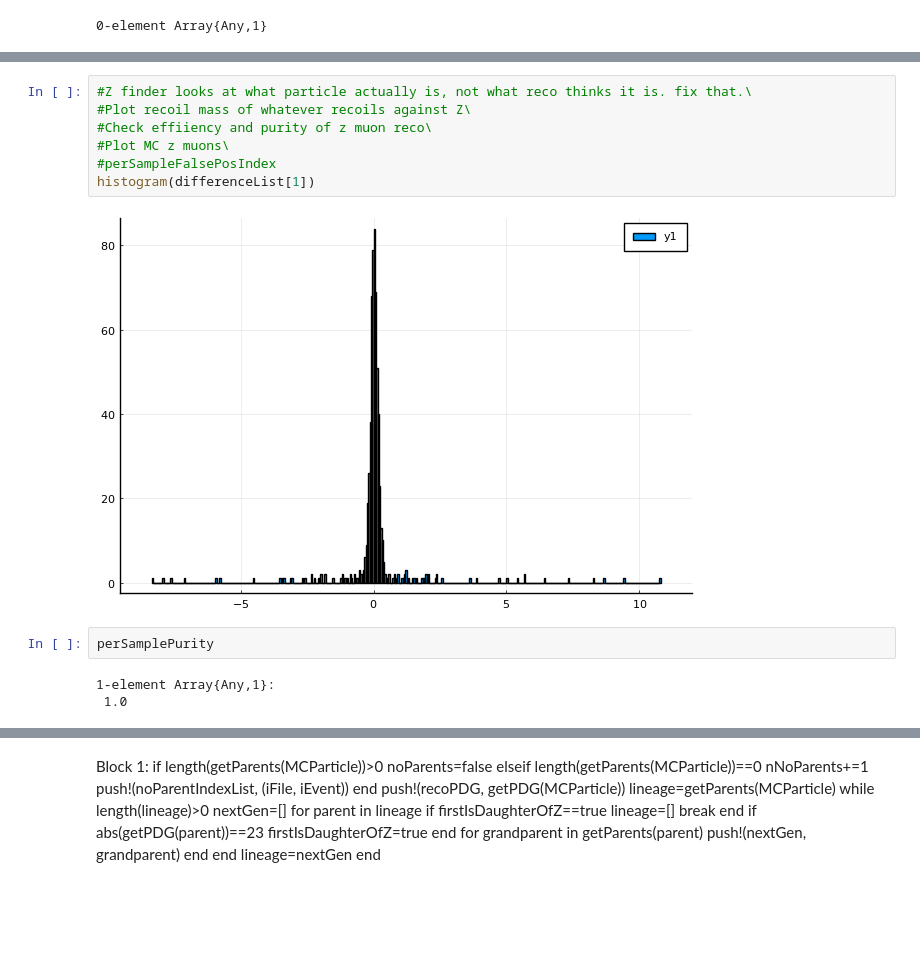
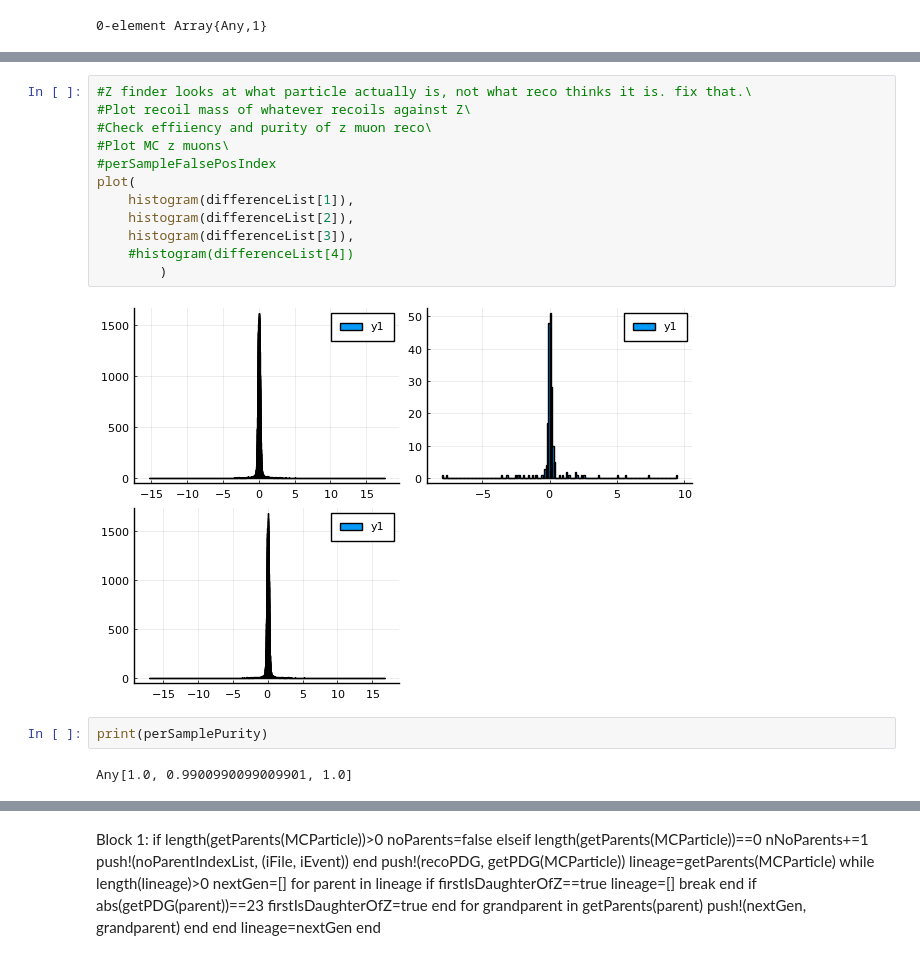
Before and after one commit to chestermantel/StrangeHiggs, a Jupyter notebook: Z Reco.ipynb, the cells around one changed output, grey strips where cells are left out. Drawn from its saved outputs; the diff is of its cells as text; blank space fills up the shorter version.

```diff
--- a/Z Reco (1).ipynb
+++ b/Z Reco.ipynb
@@ -756,17 +770,21 @@ end
 # %%
 #Z finder looks at what particle actually is, not what reco thinks it is. fix that.\
 #Plot recoil mass of whatever recoils against Z\
 #Check effiiency and purity of z muon reco\
 #Plot MC z muons\
 #perSampleFalsePosIndex
-histogram(differenceList[1])
+plot(
+    histogram(differenceList[1]),
+    histogram(differenceList[2]),
+    histogram(differenceList[3]),
+    #histogram(differenceList[4])
+        )
 # %% [output]
-[figure, old version]
+[figure, new version]
-# %%
-perSamplePurity
-# %% [output]
-1-element Array{Any,1}:
- 1.0
+# %%
+print(perSamplePurity)
+# %% [output]
+Any[1.0, 0.9900990099009901, 1.0]
 # %%
 perSampleNoParents
 # %% [output]
```
Also changed, not shown: parts of 10 cells of this notebook.
